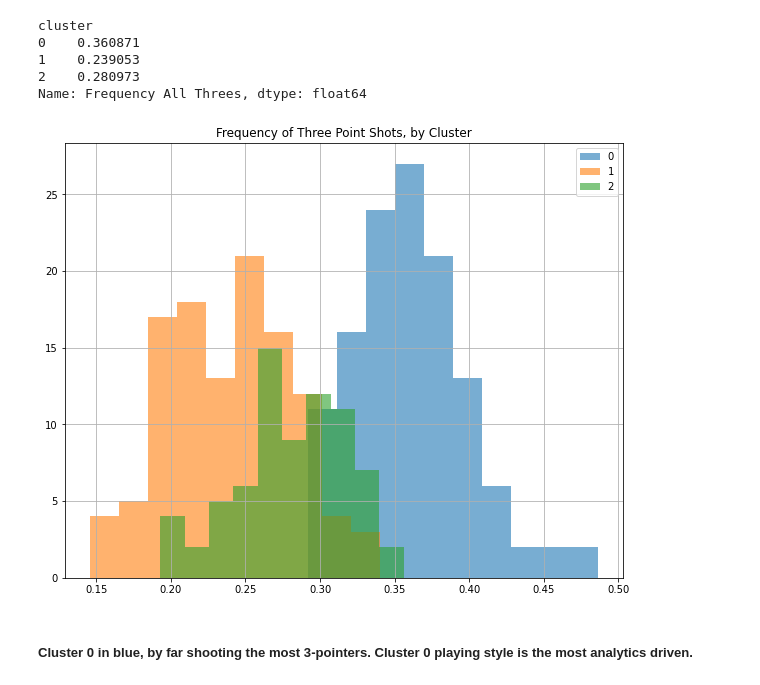
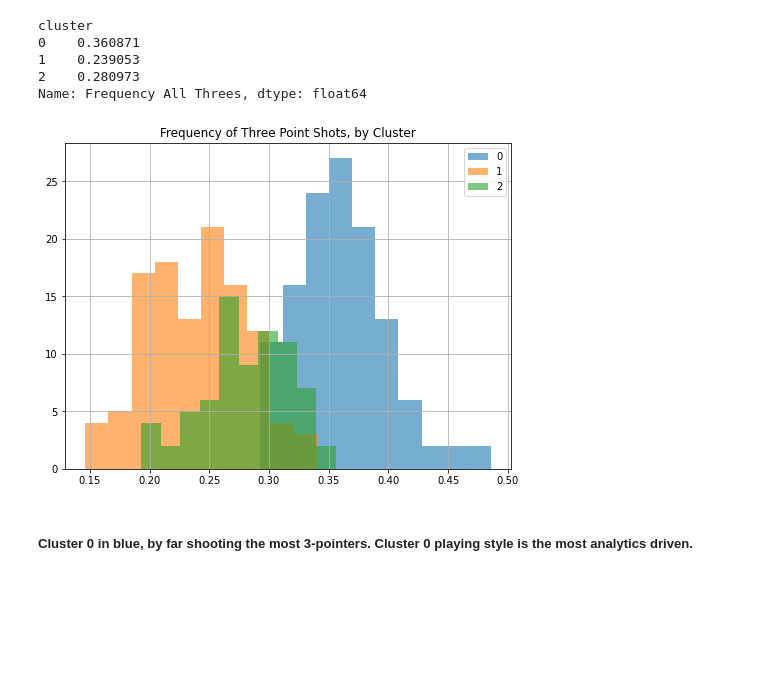
Before and after one commit to aothree/NBA-Style-of-Play, a Jupyter notebook: model_and_post-model_eda.ipynb, the cells around one changed output. Drawn from its saved outputs; the diff is of its cells as text; code cells hidden in the pictures; blank space fills up the shorter version.

```diff
--- a/model_and_post-model_eda.ipynb
+++ b/model_and_post-model_eda.ipynb
@@ -190,13 +190,13 @@ cluster
 2    0.280973
 Name: Frequency All Threes, dtype: float64
 # %%
-plt.figure(figsize=(10,8))
+plt.figure(figsize=(8,6))
 df.groupby('cluster')['Frequency All Threes'].hist(legend = True, alpha = .6)
 plt.title('Frequency of Three Point Shots, by Cluster')
 plt.legend()
 plt.savefig("./Visuals/Frequency Threes by Cluster.jpg", bbox_inches="tight", dpi=100);
 # %% [output]
-[figure, old version]
+[figure, new version]
 # %% [markdown]
 ##### Cluster 0 in blue, by far shooting the most 3-pointers.  Cluster 0 playing style is the most analytics driven.
 # %% [markdown]
```
Also changed, not shown: parts of 2 cells of this notebook, 3 other files.
